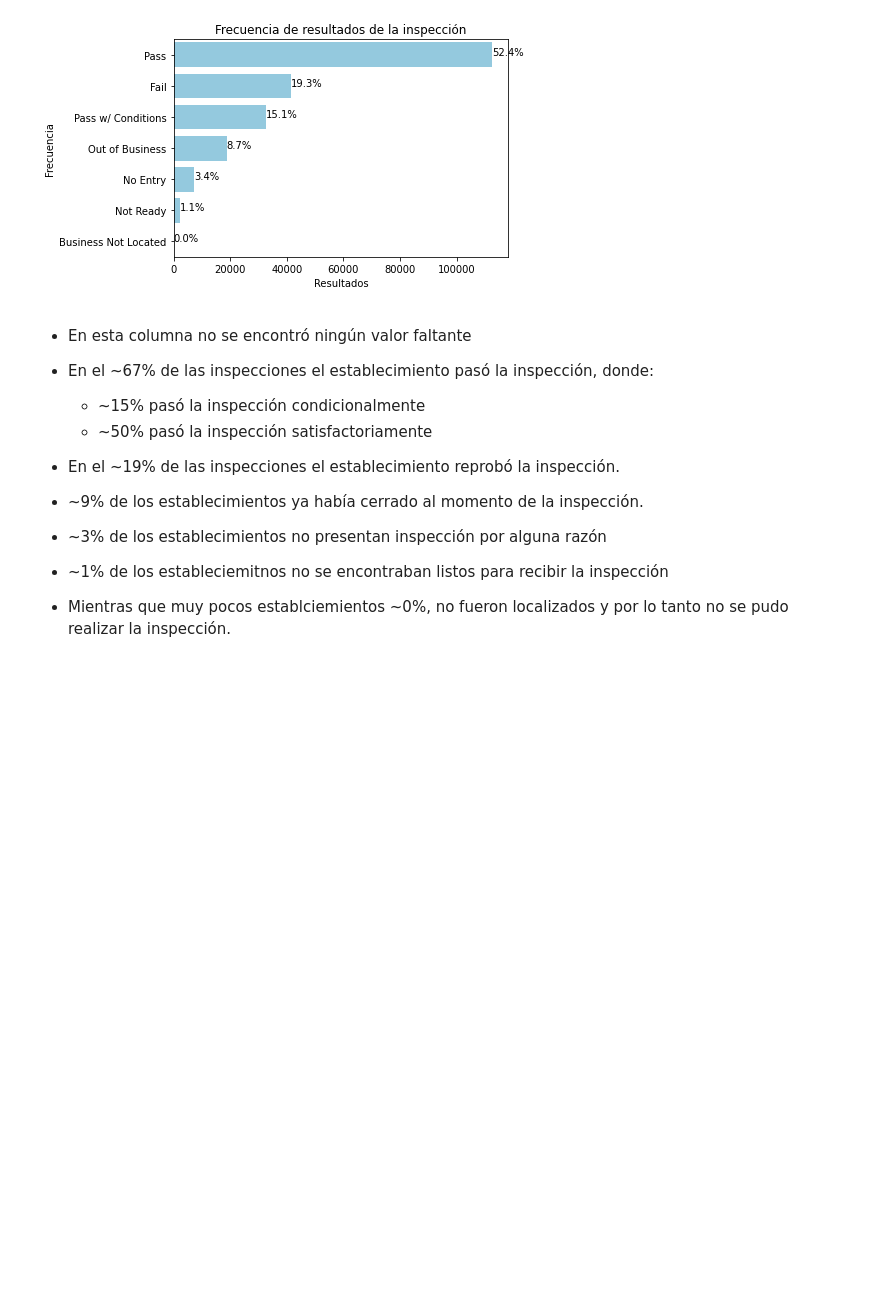
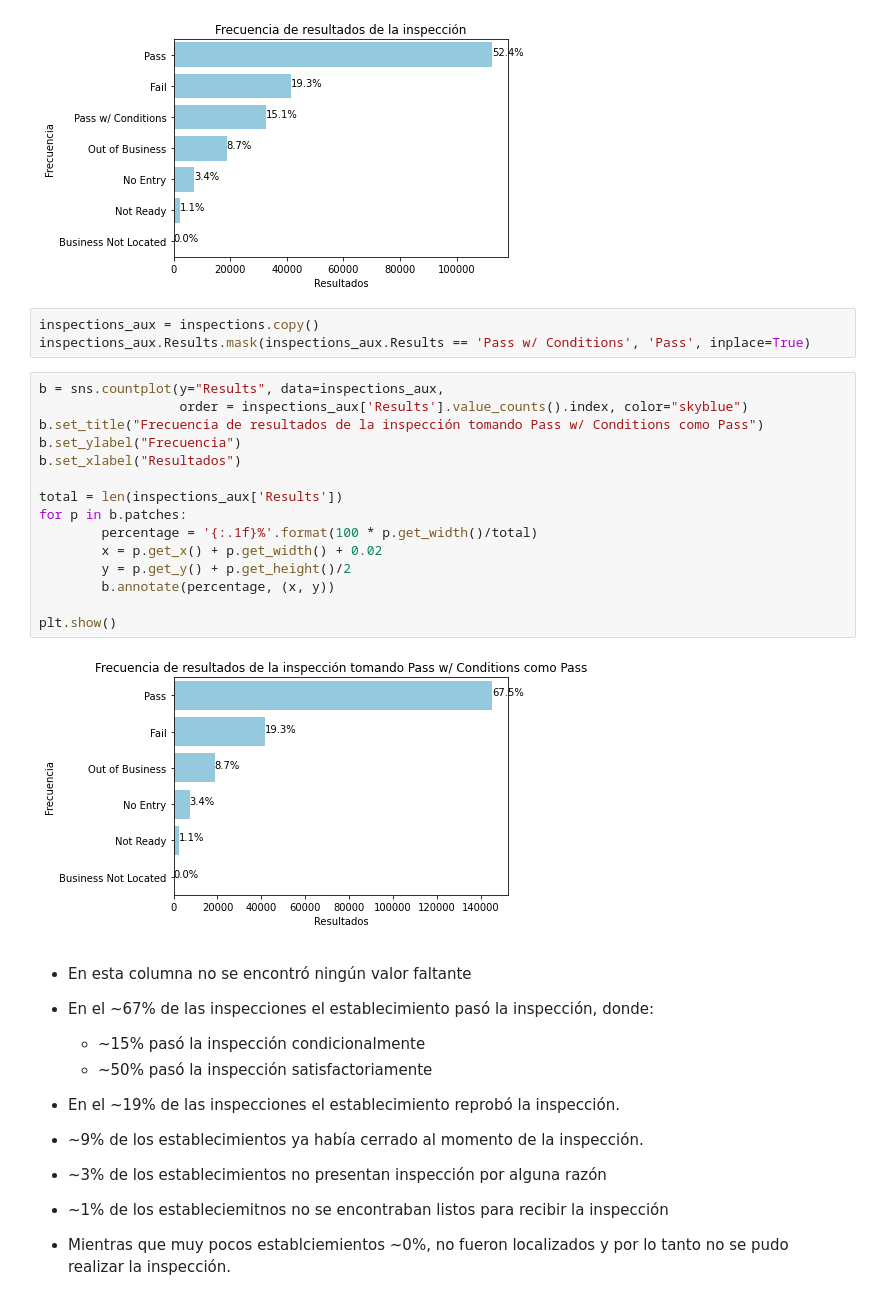
Before and after one commit to AnaTorresR/DPA-ADEI, a Jupyter notebook: notebooks/eda_results.ipynb, the cells around one changed output. Drawn from its saved outputs; the diff is of its cells as text; blank space fills up the shorter version.

```diff
--- a/notebooks/eda_results.ipynb
+++ b/notebooks/eda_results.ipynb
@@ -36,6 +36,26 @@ for p in a.patches:
 plt.show()
 # %% [output]
 [figure]
+# %%
+inspections_aux = inspections.copy()
+inspections_aux.Results.mask(inspections_aux.Results == 'Pass w/ Conditions', 'Pass', inplace=True)
+# %%
+b = sns.countplot(y="Results", data=inspections_aux,
+                  order = inspections_aux['Results'].value_counts().index, color="skyblue")
+b.set_title("Frecuencia de resultados de la inspección tomando Pass w/ Conditions como Pass")
+b.set_ylabel("Frecuencia")
+b.set_xlabel("Resultados")
+
+total = len(inspections_aux['Results'])
+for p in b.patches:
+        percentage = '{:.1f}%'.format(100 * p.get_width()/total)
+        x = p.get_x() + p.get_width() + 0.02
+        y = p.get_y() + p.get_height()/2
+        b.annotate(percentage, (x, y))
+
+plt.show()
+# %% [output]
+[figure, added]
 # %% [markdown]
 + En esta columna no se encontró ningún valor faltante
 
```
